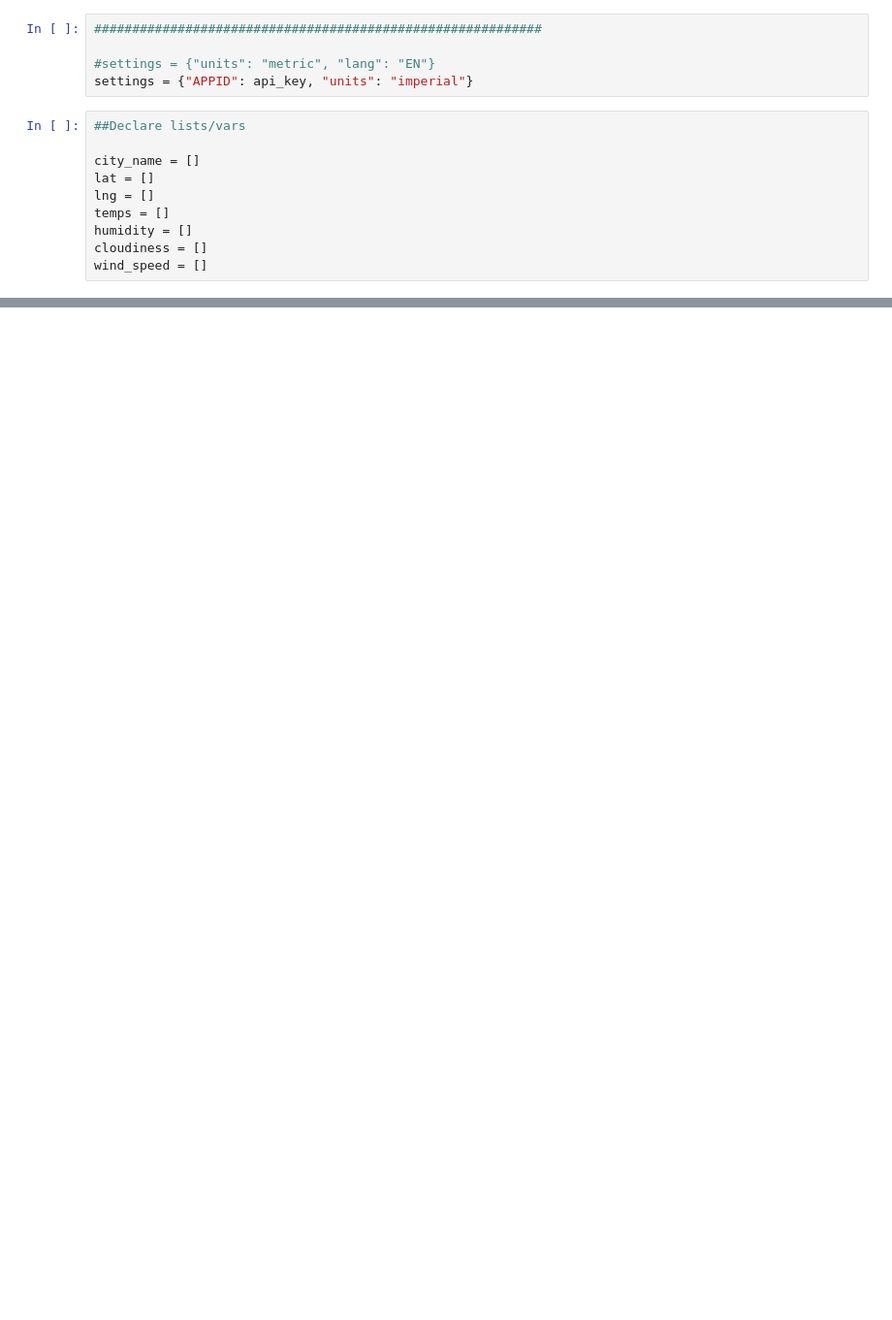
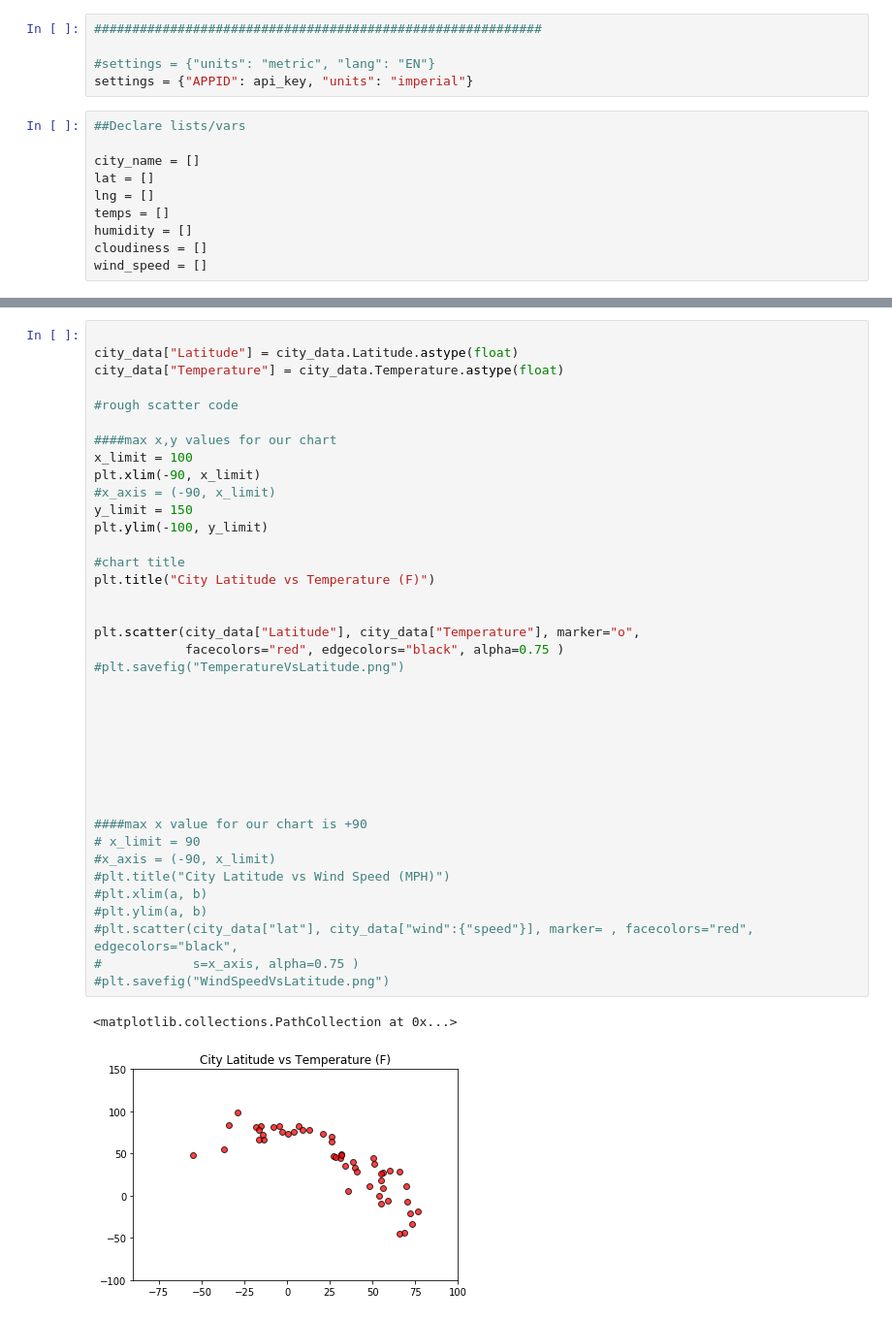
Before and after one commit to EmmanuelFabre/06_APIs, a Jupyter notebook: Assignment_6_WeatherPy.ipynb, the cells around one changed output, grey strips where cells are left out. Shown at 97% size. Saved outputs shown, nothing was run; the diff lists cells and outputs as text; blank space fills up the shorter version.

Commit message:
add all scatter plots

```diff
--- a/Assignment_6_WeatherPy.ipynb
+++ b/Assignment_6_WeatherPy.ipynb
@@ -231,0 +105,41 @@ city_data.head()
+# %%
+
+city_data["Latitude"] = city_data.Latitude.astype(float)
+city_data["Temperature"] = city_data.Temperature.astype(float)
+
+#rough scatter code
+
+####max x,y values for our chart
+x_limit = 100
+plt.xlim(-90, x_limit)
+#x_axis = (-90, x_limit)
+y_limit = 150
+plt.ylim(-100, y_limit)
+
+#chart title
+plt.title("City Latitude vs Temperature (F)")
+
+
+plt.scatter(city_data["Latitude"], city_data["Temperature"], marker="o",
+            facecolors="red", edgecolors="black", alpha=0.75 )
+#plt.savefig("TemperatureVsLatitude.png")
+
+
+
+
+
+
+
+
+####max x value for our chart is +90
+# x_limit = 90
+#x_axis = (-90, x_limit)
+#plt.title("City Latitude vs Wind Speed (MPH)")
+#plt.xlim(a, b)
+#plt.ylim(a, b)
+#plt.scatter(city_data["lat"], city_data["wind":{"speed"}], marker= , facecolors="red", edgecolors="black",
+#            s=x_axis, alpha=0.75 )
+#plt.savefig("WindSpeedVsLatitude.png")
+# %% [output]
+<matplotlib.collections.PathCollection at 0x...>
+[figure, added]
```
Also changed, not shown: parts of 15 cells of this notebook.
